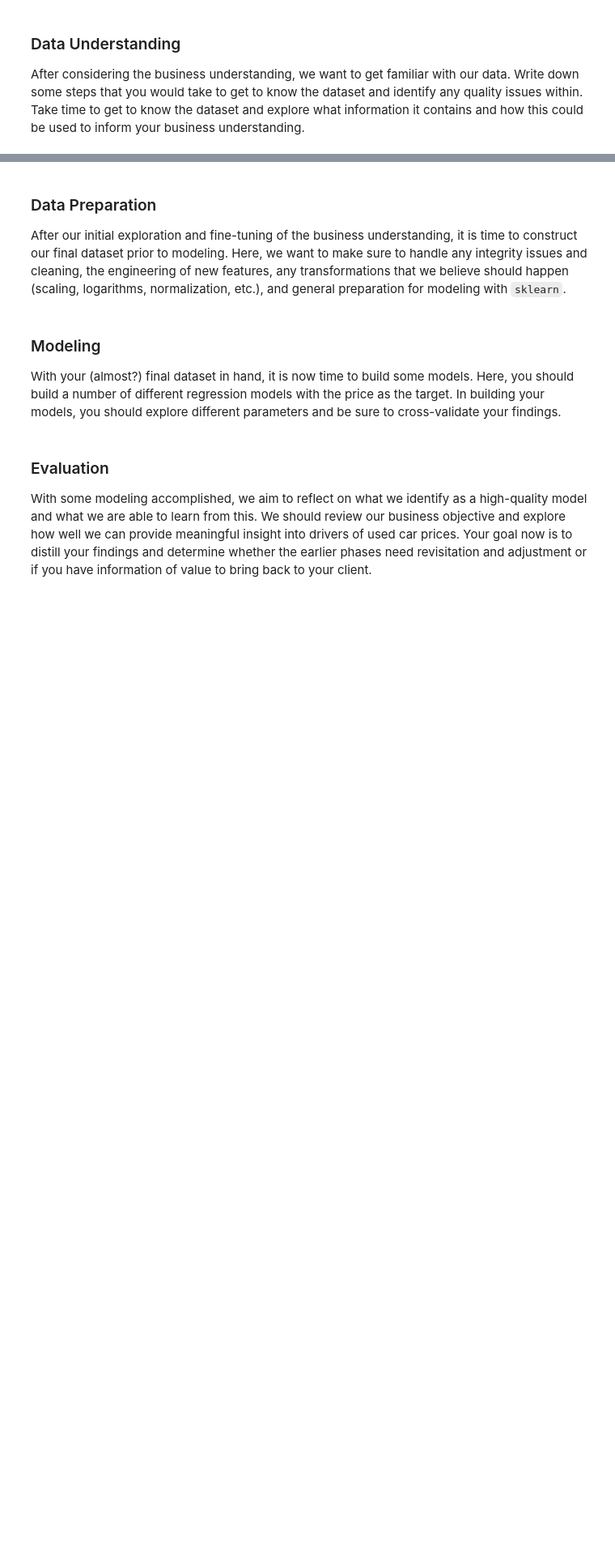
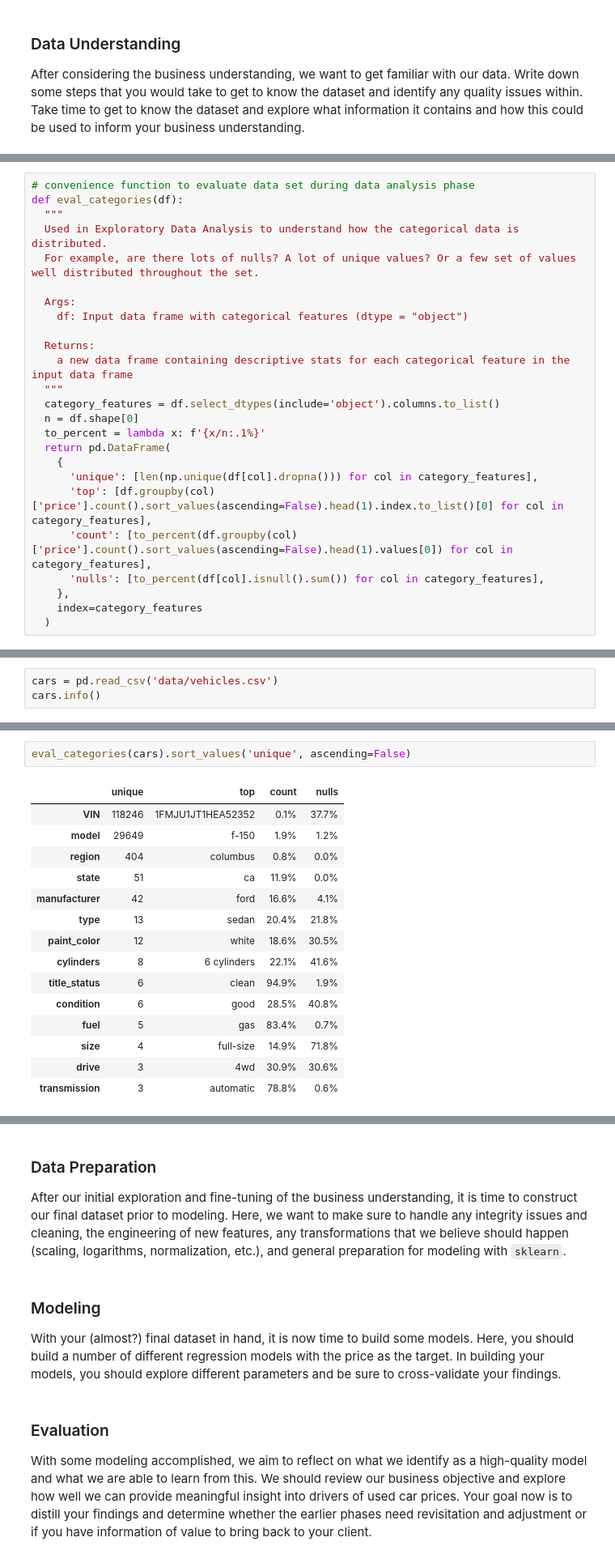
Before and after one commit to pasmith/ucb-mlai-mod-11, a Jupyter notebook: prompt_II.ipynb, the cells around one changed output, grey strips where cells are left out. Shown at 81% size. Cells and saved outputs as stored; diff of their text form; blank space fills up the shorter version.

Commit message:
data understanding

```diff
--- a/prompt_II.ipynb
+++ b/prompt_II.ipynb
@@ -82,0 +113,25 @@ After considering the business understanding, we want to get familiar with our d
+# %%
+# convenience function to evaluate data set during data analysis phase
+def eval_categories(df):
+  """
+  Used in Exploratory Data Analysis to understand how the categorical data is distributed.
+  For example, are there lots of nulls? A lot of unique values? Or a few set of values well distributed throughout the set.
+
+  Args:
+    df: Input data frame with categorical features (dtype = "object")
+
+  Returns:
+    a new data frame containing descriptive stats for each categorical feature in the input data frame
+  """
+  category_features = df.select_dtypes(include='object').columns.to_list()
+  n = df.shape[0]
+  to_percent = lambda x: f'{x/n:.1%}'
+  return pd.DataFrame(
+    {
+      'unique': [len(np.unique(df[col].dropna())) for col in category_features],
+      'top': [df.groupby(col)['price'].count().sort_values(ascending=False).head(1).index.to_list()[0] for col in category_features],
+      'count': [to_percent(df.groupby(col)['price'].count().sort_values(ascending=False).head(1).values[0]) for col in category_features],
+      'nulls': [to_percent(df[col].isnull().sum()) for col in category_features],
+    },
+    index=category_features
+  )
@@ -82,0 +140,3 @@ After considering the business understanding, we want to get familiar with our d
+# %%
+cars = pd.read_csv('data/vehicles.csv')
+cars.info()
@@ -82,0 +170,18 @@ After considering the business understanding, we want to get familiar with our d
+# %%
+eval_categories(cars).sort_values('unique', ascending=False)
+# %% [output]
+|  | unique | top | count | nulls |
+| VIN | 118246 | 1FMJU1JT1HEA52352 | 0.1% | 37.7% |
+| model | 29649 | f-150 | 1.9% | 1.2% |
+| region | 404 | columbus | 0.8% | 0.0% |
+| state | 51 | ca | 11.9% | 0.0% |
+| manufacturer | 42 | ford | 16.6% | 4.1% |
+| type | 13 | sedan | 20.4% | 21.8% |
+| paint_color | 12 | white | 18.6% | 30.5% |
+| cylinders | 8 | 6 cylinders | 22.1% | 41.6% |
+| title_status | 6 | clean | 94.9% | 1.9% |
+| condition | 6 | good | 28.5% | 40.8% |
+| fuel | 5 | gas | 83.4% | 0.7% |
+| size | 4 | full-size | 14.9% | 71.8% |
+| drive | 3 | 4wd | 30.9% | 30.6% |
+| transmission | 3 | automatic | 78.8% | 0.6% |
```
Also changed, not shown: parts of 14 cells of this notebook.
